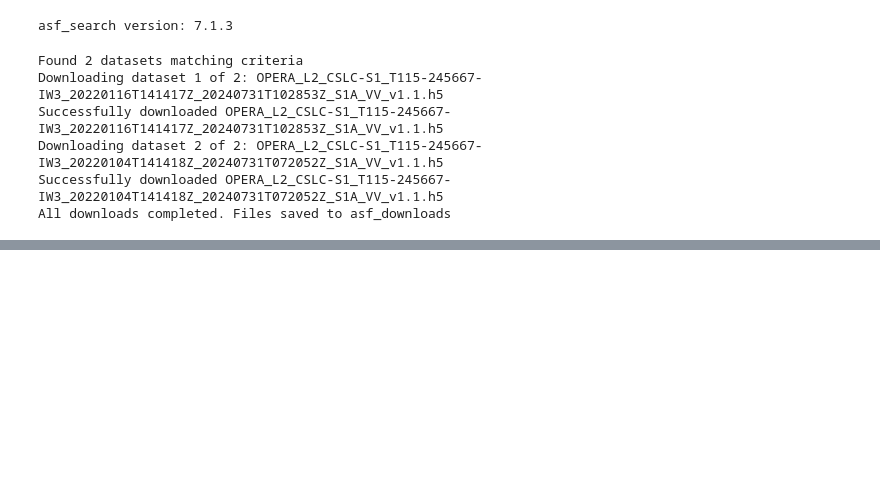
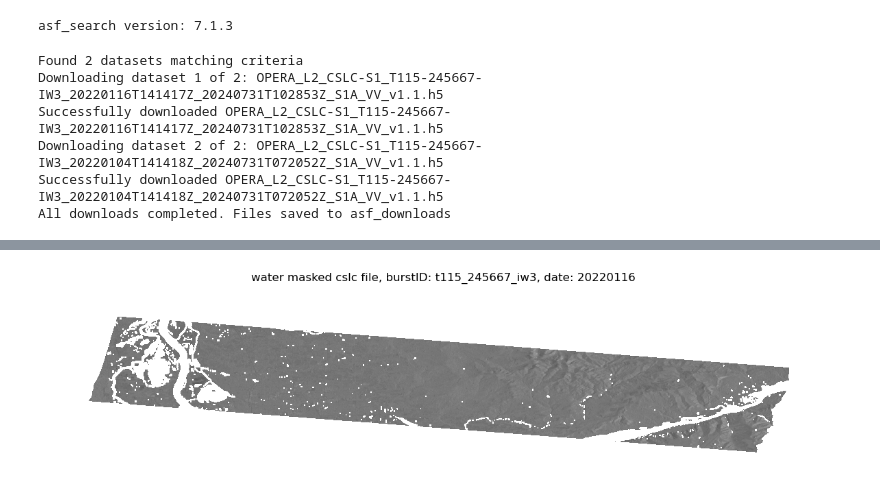
Before and after one commit to smuinsar/Misc, a Jupyter notebook: asf_opera_search/asf_opera_download.ipynb, the cells around one changed output, grey strips where cells are left out. Cells and saved outputs as stored; diff of their text form; code cells hidden in the pictures; blank space fills up the shorter version.

```diff
--- a/asf_opera_search/asf_opera_download.ipynb
+++ b/asf_opera_search/asf_opera_download.ipynb
@@ -221,0 +371,12 @@ display(m)
+# %%
+# Display water masked cslc file
+cslc_masked = cslc.copy()
+cslc_masked[water_mask] = np.nan
+
+fig, ax = plt.subplots(figsize=(15,10))
+ax.imshow(np.abs(cslc_masked)**0.1, cmap='gray')
+ax.set_title(f'water masked cslc file, burstID: {burst_id}, date: {sensing_date}')
+ax.axis('off')
+plt.show()
+# %% [output]
+[figure, added]
```
Also changed, not shown: parts of 7 cells of this notebook.
